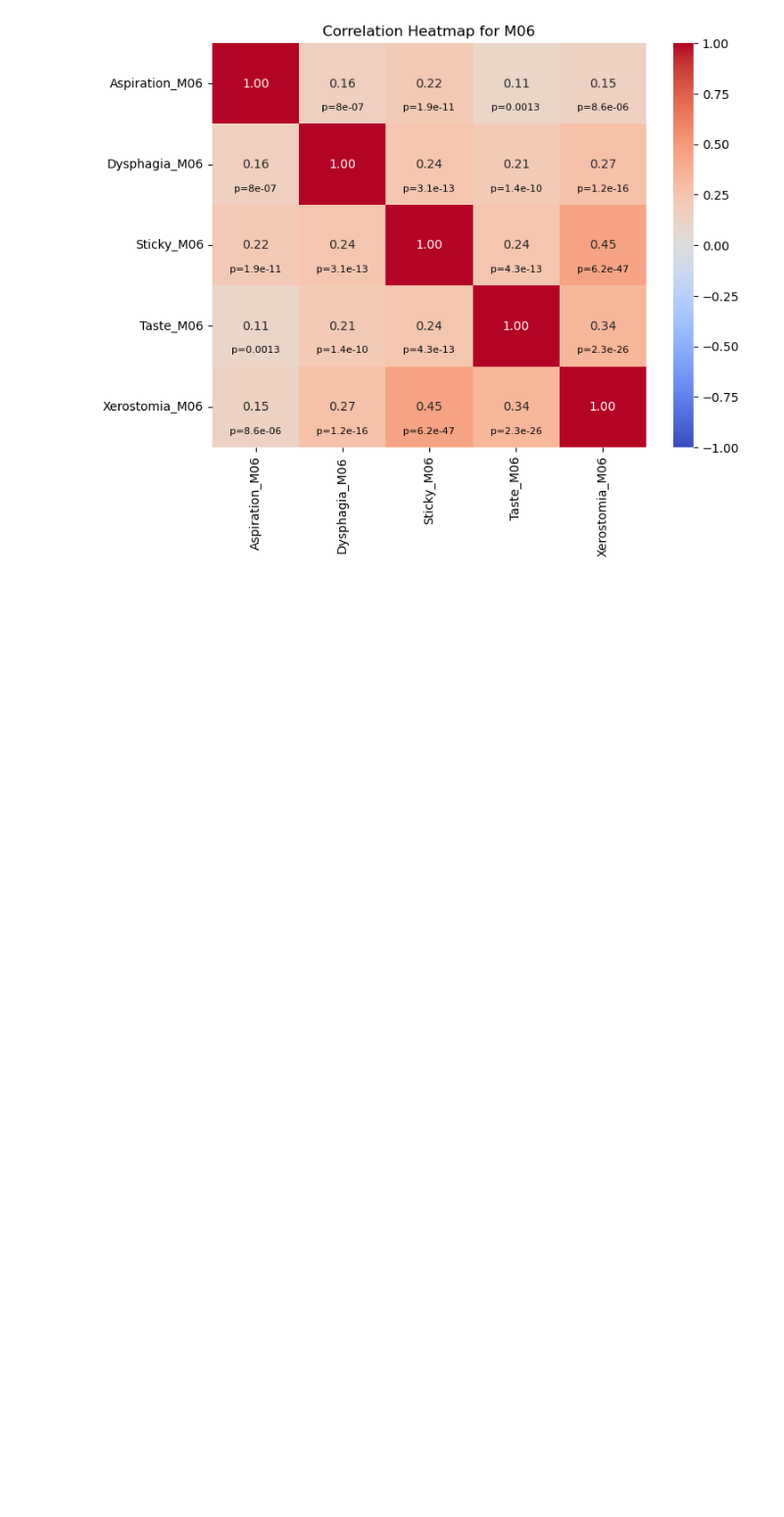
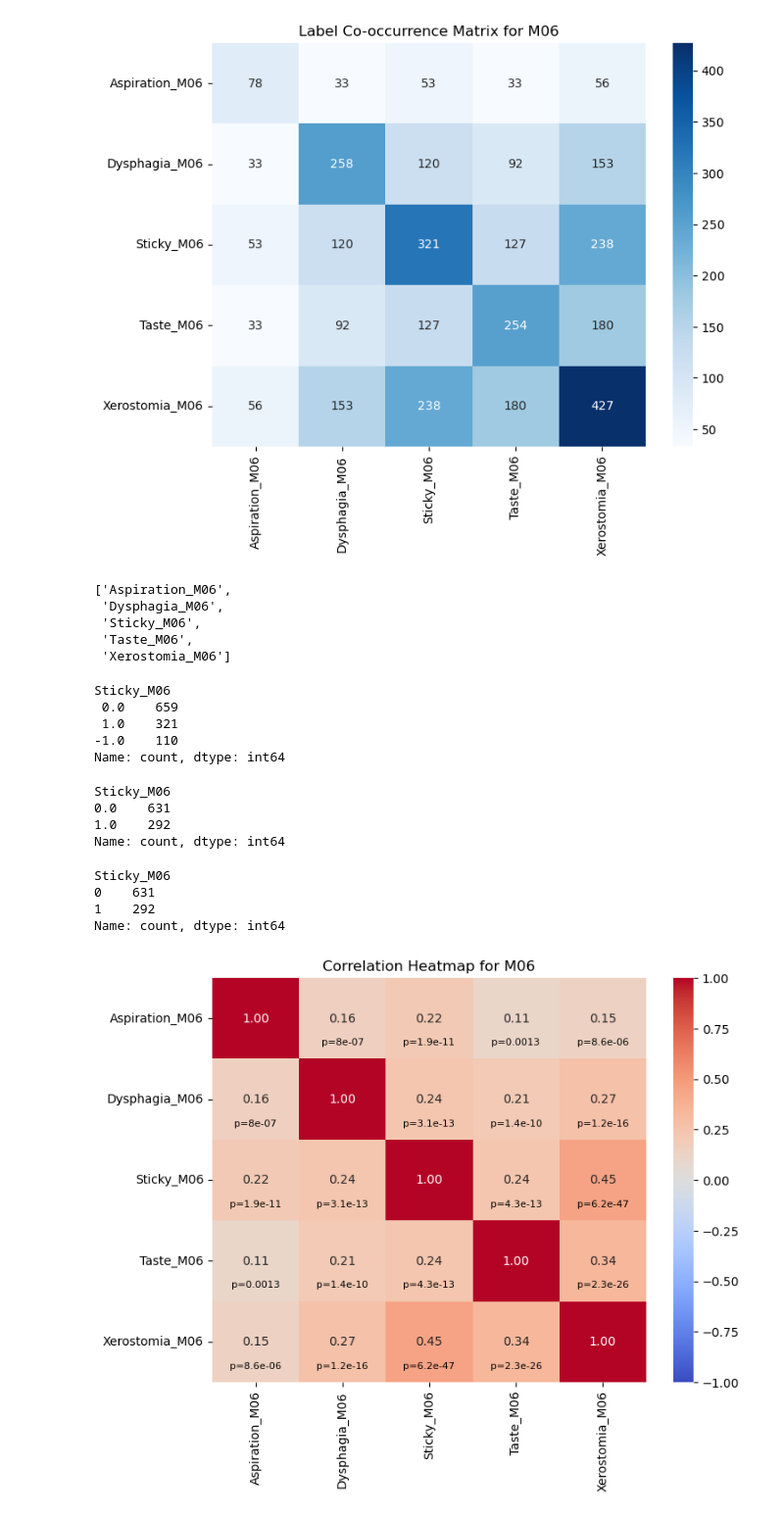
Before and after one commit to DLinRadiotherapyUMCG/PR3DICTR, a Jupyter notebook: MULTITOX/endpoint_correlations.ipynb, the cells around one changed output. Shown at 98% size. Drawn from its saved outputs; the diff is of its cells as text; code cells hidden in the pictures; blank space fills up the shorter version.

```diff
--- a/MULTITOX/endpoint_correlations.ipynb
+++ b/MULTITOX/endpoint_correlations.ipynb
@@ -7,6 +7,57 @@ import seaborn as sns
 dataset_dir = r"\\zkh\appdata\RTDicom\Projectline_HNC_modelling\Users\Daniel MacRae\1. MultiTox_HNC\Dataset\MT_dataset_with_all_structs.csv"
 dataset_dir = r"\\zkh\appdata\RTDicom\Projectline_HNC_modelling\Users\Daniel MacRae\1. MultiTox_HNC\DL_NTCP_Multitox\datasets\MT_dataset\stratified_sampling_test_542.csv"
 df = pd.read_csv(dataset_dir, sep=';')
+# %%
+toxicities = ["Aspiration", "Dysphagia", "Sticky", "Taste", "Xerostomia"]
+timepoints = ["M06"]
+
+for timepoint in timepoints:
+    # Filter columns for the current timepoint
+    cols = [toxicity + "_" + timepoint for toxicity in toxicities if toxicity + "_" + timepoint in df.columns]
+    filtered_df = df[cols].replace(-1, 0).dropna()
+    #filtered_df = df[cols].copy()
+    if cols:
+        # Binarize: assuming 1=present, 0=absent
+        binary_df = (filtered_df > 0).astype(int)
+        # Compute co-occurrence matrix
+        co_occurrence = binary_df.T.dot(binary_df)
+        # Plot the co-occurrence matrix
+        plt.figure(figsize=(8, 6))
+        plt.title(f"Label Co-occurrence Matrix for {timepoint}")
+        sns.heatmap(co_occurrence, annot=True, cmap="Blues", fmt="d")
+        plt.show()
+# %% [output]
+[figure, added]
+# %%
+cols
+# %% [output]
+['Aspiration_M06',
+ 'Dysphagia_M06',
+ 'Sticky_M06',
+ 'Taste_M06',
+ 'Xerostomia_M06']
+# %%
+df.Sticky_M06.value_counts()
+# %% [output]
+Sticky_M06
+ 0.0    659
+ 1.0    321
+-1.0    110
+Name: count, dtype: int64
+# %%
+filtered_df.Sticky_M06.value_counts()
+# %% [output]
+Sticky_M06
+0.0    631
+1.0    292
+Name: count, dtype: int64
+# %%
+binary_df.Sticky_M06.value_counts()
+# %% [output]
+Sticky_M06
+0    631
+1    292
+Name: count, dtype: int64
 # %%
 
 
```
Also changed, not shown: 11 other files.
